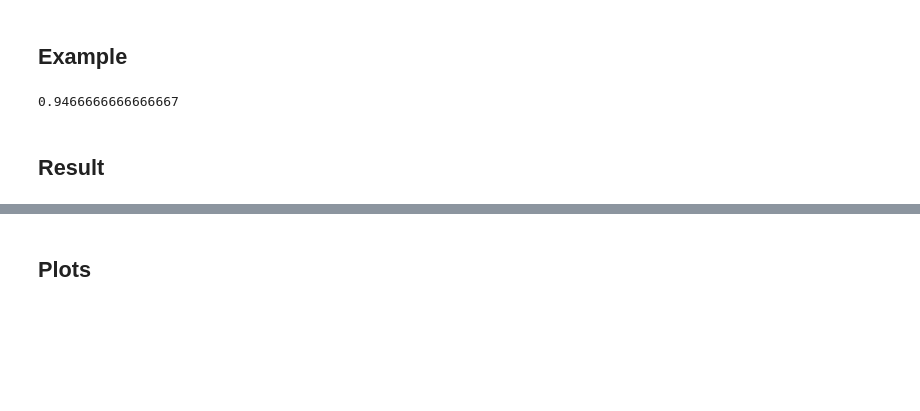
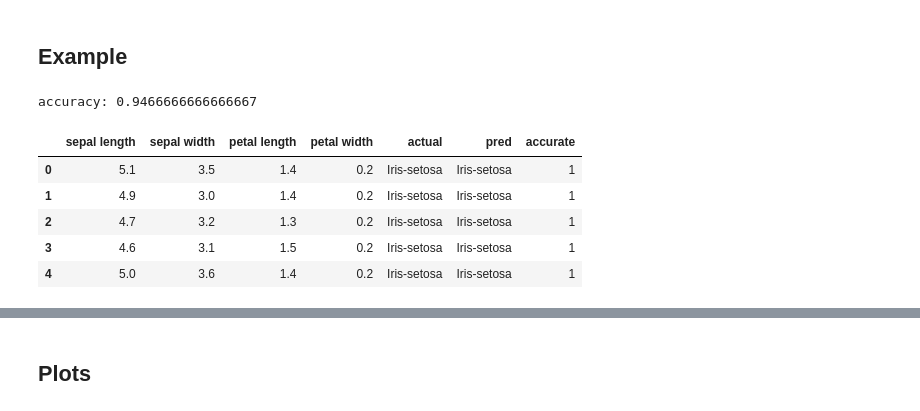
Before and after one commit to devabz/IKT215-G-BayesDecisionTheory, a Jupyter notebook: code/main.ipynb, the cells around one changed output, grey strips where cells are left out. Saved outputs shown, nothing was run; the diff lists cells and outputs as text; code cells hidden in the pictures; blank space fills up the shorter version.

```diff
--- a/code/main.ipynb
+++ b/code/main.ipynb
@@ -66,7 +66,13 @@ class NaiveBayes:
         self.class_probabilities = None
         self.classes = None
         self.indices = None
-        self.probabilities = None
+        self._probabilities = None
+
+    @property
+    def probabilities(self):
+        prob = pd.concat(self._probabilities, axis=1)
+        prob.columns = self.classes
+        return prob
 
     def predict(self, x):
         probabilities = []
@@ -77,7 +83,7 @@ class NaiveBayes:
             class_conditionals /= np.sum(class_conditionals) # compute conditional probability for each sample by dividing by the sum of samples
             probabilities.append(class_conditionals) # store probabilities
 
-        self.probabilities = probabilities
+        self._probabilities = probabilities
         return  [self.classes[_] for _ in np.argmax(pd.DataFrame(np.array(probabilities).transpose(), columns=self.classes), axis=1)]
 
     def fit(self, x: pd.DataFrame, y: pd.DataFrame):
@@ -102,10 +108,15 @@ class NaiveBayes:
 # %%
 nb = NaiveBayes()
 pred = nb.fit(x=X, y=y)
 res = pd.concat([X, y, pd.DataFrame(pred), pd.DataFrame([int(t[0] == p) for t, p in zip(y.values, pred)])], axis=1)
 res.columns = [*list(res.columns[:-3]), 'actual', 'pred', 'accurate']
-res.accurate.mean()
+print(f'accuracy: {res.accurate.mean()}')
+res.head()
 # %% [output]
-0.9466666666666667
+accuracy: 0.9466666666666667
+|  | sepal length | sepal width | petal length | petal width | actual | pred | accurate |
+| 0 | 5.1 | 3.5 | 1.4 | 0.2 | Iris-setosa | Iris-setosa | 1 |
+| 1 | 4.9 | 3.0 | 1.4 | 0.2 | Iris-setosa | Iris-setosa | 1 |
+| 2 | 4.7 | 3.2 | 1.3 | 0.2 | Iris-setosa | Iris-setosa | 1 |
+| 3 | 4.6 | 3.1 | 1.5 | 0.2 | Iris-setosa | Iris-setosa | 1 |
+| 4 | 5.0 | 3.6 | 1.4 | 0.2 | Iris-setosa | Iris-setosa | 1 |
-# %% [markdown]
-## Result
```
Also changed, not shown: parts of 2 cells of this notebook.
